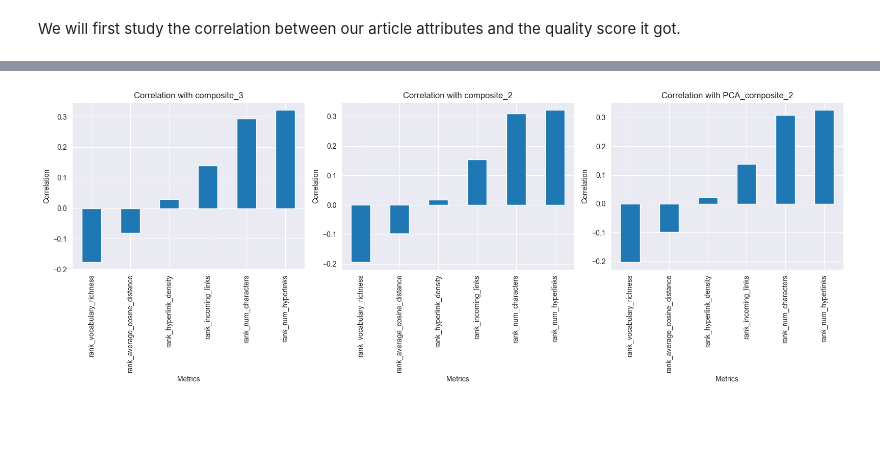
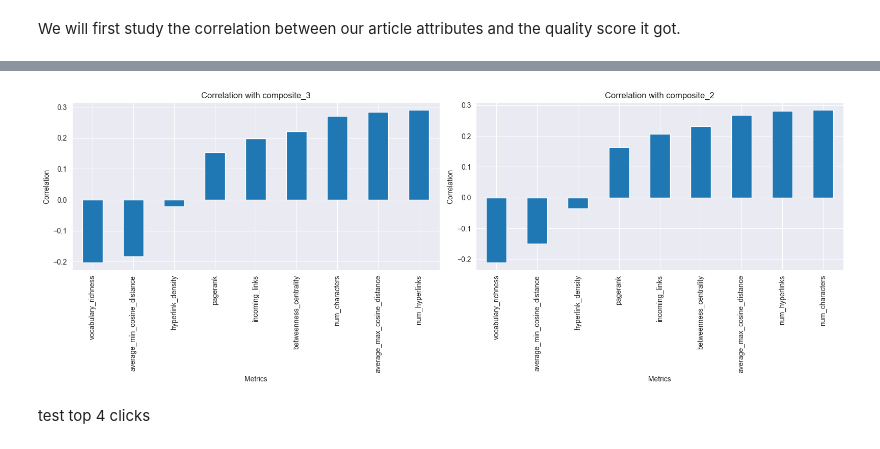
Before and after one commit to epfl-ada/ada-2024-project-adaholiks, a Jupyter notebook: Notebook_P3v2.ipynb, the cells around one changed output, grey strips where cells are left out. Cells and saved outputs as stored; diff of their text form; code cells hidden in the pictures; blank space fills up the shorter version.

```diff
--- a/Notebook_P3v2.ipynb
+++ b/Notebook_P3v2.ipynb
@@ -1260,3 +1313,12 @@ We will first study the correlation between our article attributes and the quali
 # %%
 from src.scripts.correlation_processing import  *
 from src.utils.helpers import *
+# %%
+# drop all columns that are not attributes or scores from merged_df
+merged_quality_df.drop(columns=['plain_text','category','linkTarget','distances','embeddings','n_appearances'], inplace=True)
+merged_quality_df.set_index('article', inplace=True)
+
+# standardize all columns
+scaler = StandardScaler()
+scaled_data = scaler.fit_transform(merged_quality_df)
+merged_quality_df = pd.DataFrame(scaled_data, columns=merged_quality_df.columns, index=merged_quality_df.index)
@@ -1266,8 +1379,10 @@ merged_quality_df.drop(columns=['plain_text','category','linkTarget','distances'
 # %%
-attributes = ['incoming_links', 'num_hyperlinks', 'num_characters', 'hyperlink_density', 'average_cosine_distance', 'vocabulary_richness']
-composites = ['composite_3', 'composite_2', 'PCA_composite_2']
+attributes = [ 'num_hyperlinks', 'num_characters', 'hyperlink_density', 'average_max_cosine_distance','average_min_cosine_distance', 'vocabulary_richness','incoming_links','pagerank','betweenness_centrality']
+composites = ['composite_3', 'composite_2']
 
-correlations = rank_attributes(merged_quality_df, attributes, composites)
+correlations = correlate_attributes(merged_quality_df, attributes, composites)
 plot_correlations(correlations)
 # %% [output]
-[figure, old version]
+[figure, new version]
+# %% [markdown]
+test top 4 clicks
```
Also changed, not shown: parts of 44 cells of this notebook, 4 other files.
